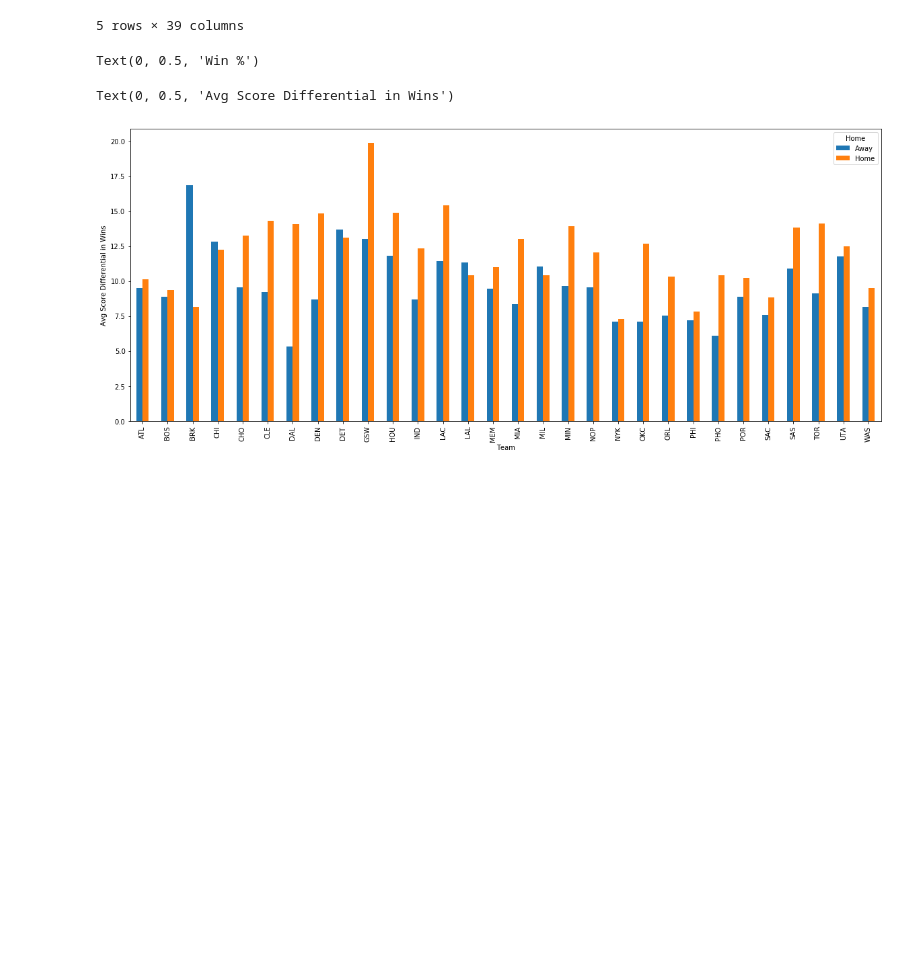
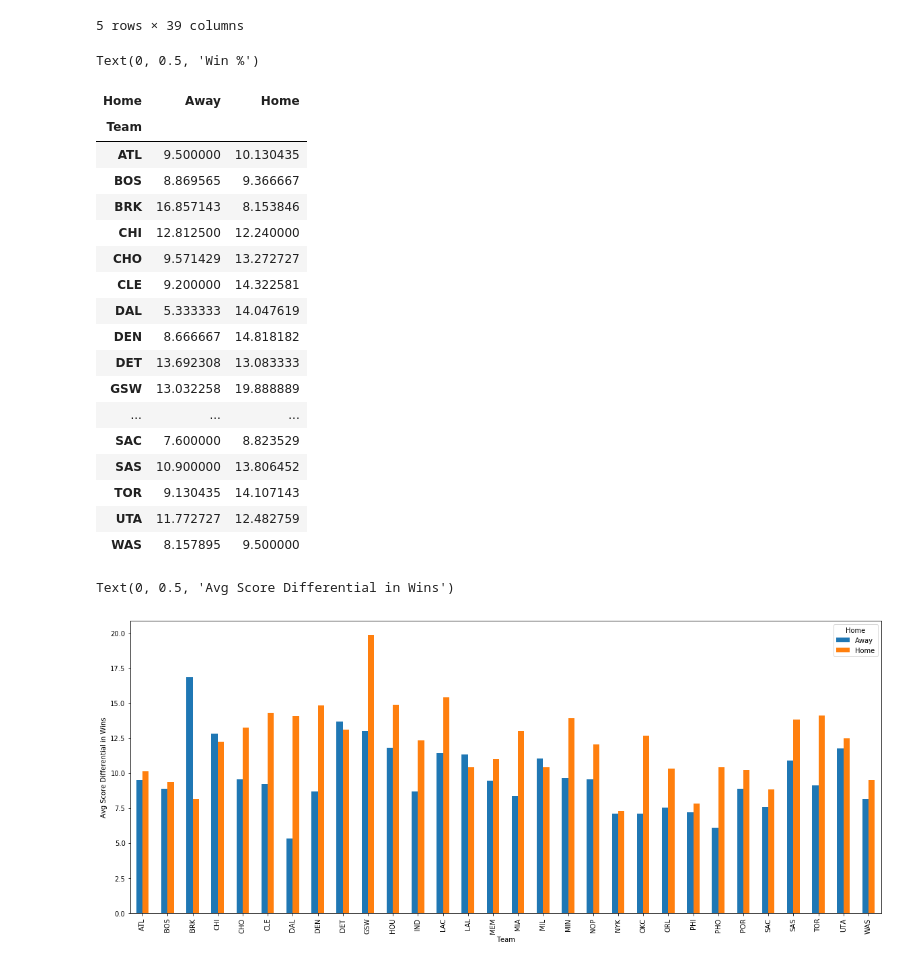
Before and after one commit to bsuwirjo/cogs108FinalProject, a Jupyter notebook: Basketball.ipynb, the cells around one changed output. Drawn from its saved outputs; the diff is of its cells as text; code cells hidden in the pictures; blank space fills up the shorter version.

```diff
--- a/Basketball.ipynb
+++ b/Basketball.ipynb
@@ -50,6 +50,26 @@ team_scores = team_scores[team_scores['WINorLOSS'] == 1]
 team_scores['ScoreDiff'] = team_scores['TeamPoints'].sub(team_scores['OpponentPoints'], axis=0)
 # %%
 ha_win_score_diff = team_scores.groupby(['Team','Home']).mean()['ScoreDiff']
+ha_win_score_diff.unstack()
+# %% [output]
+| Home | Away | Home |
+| Team |  |  |
+| ATL | 9.500000 | 10.130435 |
+| BOS | 8.869565 | 9.366667 |
+| BRK | 16.857143 | 8.153846 |
+| CHI | 12.812500 | 12.240000 |
+| CHO | 9.571429 | 13.272727 |
+| CLE | 9.200000 | 14.322581 |
+| DAL | 5.333333 | 14.047619 |
+| DEN | 8.666667 | 14.818182 |
+| DET | 13.692308 | 13.083333 |
+| GSW | 13.032258 | 19.888889 |
+| ... | ... | ... |
+| SAC | 7.600000 | 8.823529 |
+| SAS | 10.900000 | 13.806452 |
+| TOR | 9.130435 | 14.107143 |
+| UTA | 11.772727 | 12.482759 |
+| WAS | 8.157895 | 9.500000 |
 # %%
 score_diff = ha_win_score_diff.unstack().plot.bar(figsize=(20,8))
 score_diff.set_ylabel("Avg Score Differential in Wins")
```
Also changed, not shown: parts of 2 cells of this notebook.
